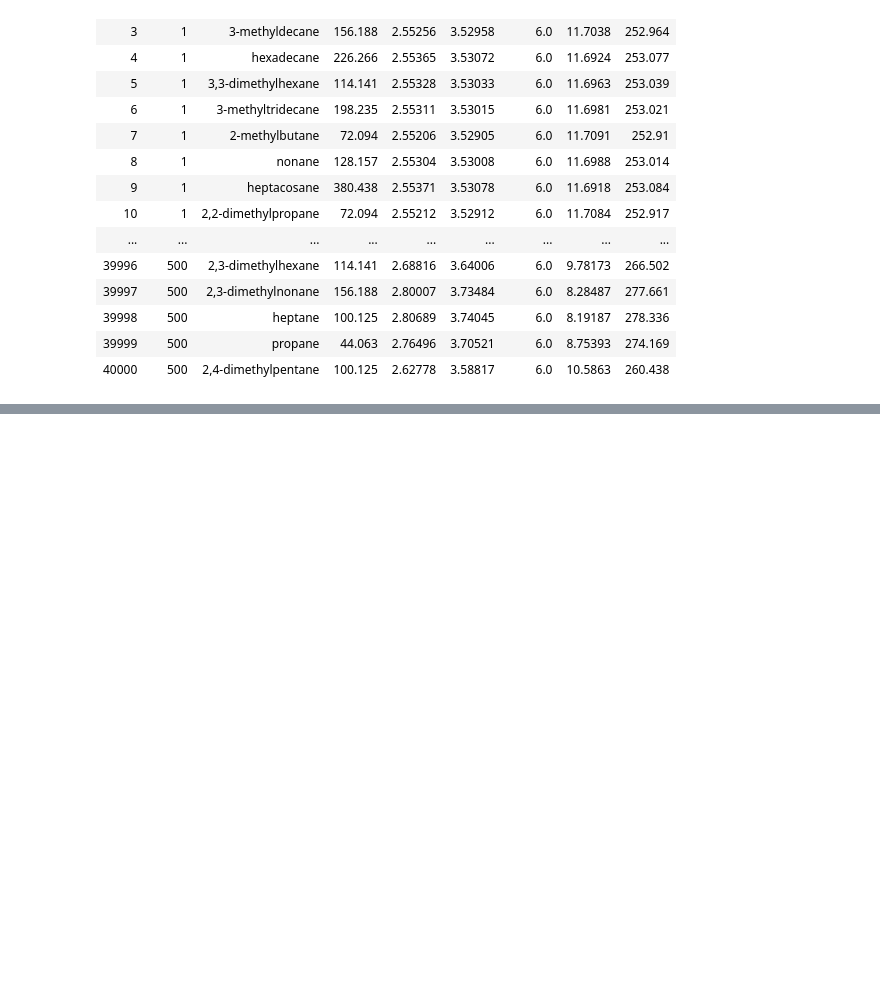
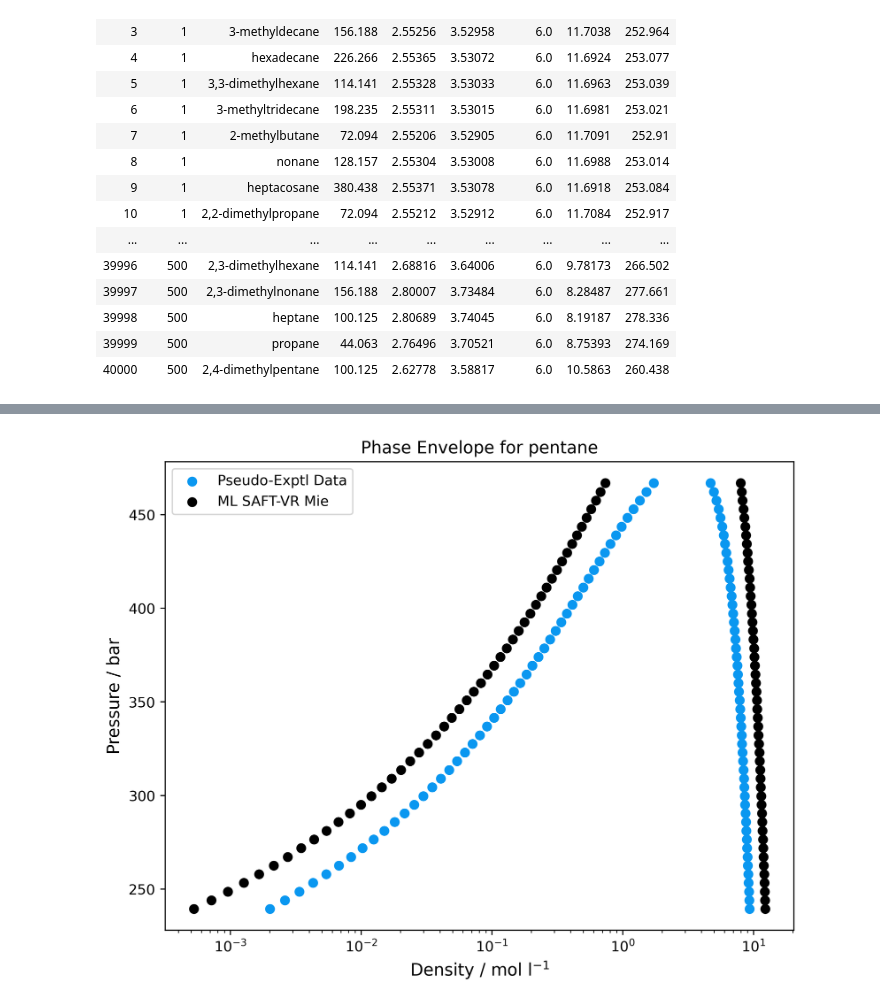
Before and after one commit to lucpaoli/SAFT_ML, a Jupyter notebook: special_thingy_params/alkane_param_analysis.ipynb, the cells around one changed output, grey strips where cells are left out. Drawn from its saved outputs; the diff is of its cells as text; code cells hidden in the pictures; blank space fills up the shorter version.

```diff
--- a/special_thingy_params/alkane_param_analysis.ipynb
+++ b/special_thingy_params/alkane_param_analysis.ipynb
@@ -106,0 +132,51 @@ plt.xlim([0,200]) ;
+# %%
+# Plot source pcp saft phase envelope (over given temperature range)
+
+test_species = string("pentane")
+
+pcp_model = PPCSAFT([test_species])
+Tc, pc, Vc = crit_pure(pcp_model)
+T_range = range(0.5 * Tc, 0.975 * Tc, 50)
+v_liq_range_pcp = []
+v_vap_range_pcp = []
+v_liq_range_vrmie = []
+v_vap_range_vrmie = []
+
+for T in T_range
+    (p_sat, v_liq_sat, v_vap_sat) = saturation_pressure(pcp_model, T)
+    push!(v_liq_range_pcp, v_liq_sat)
+    push!(v_vap_range_pcp, v_vap_sat)
+end
+
+processed_data_test_species = filter(row -> isequal(row.species, lowercase(test_species)), processed_data)
+
+Mw_test_species = processed_data_test_species[1,:Mw]
+m_test_species = processed_data_test_species[1,:m][end]
+σ_test_species = processed_data_test_species[1,:σ][end]
+λ_a_test_species = processed_data_test_species[1,:λ_a][end]
+λ_r_test_species = processed_data_test_species[1,:λ_r][end]
+ϵ_test_species = processed_data_test_species[1,:ϵ][end]
+
+vrmie_model = make_model(Mw_test_species, m_test_species, σ_test_species, λ_a_test_species, λ_r_test_species, ϵ_test_species)
+
+for T in T_range
+    (p_sat, v_liq_sat, v_vap_sat) = saturation_pressure(vrmie_model, T)
+    push!(v_liq_range_vrmie, v_liq_sat)
+    push!(v_vap_range_vrmie, v_vap_sat)
+end
+
+
+plt.figure(figsize=(8, 6), dpi=400)
+plt.scatter(1e-3 ./v_liq_range_pcp, T_range,color="#0a97f0")
+plt.scatter(1e-3 ./v_liq_range_vrmie, T_range,color="k")
+
+plt.xscale("log")
+plt.title("Phase Envelope for " * test_species)
+plt.xlabel("Density / mol l\$^{-1}\$",fontsize=12)
+plt.ylabel("Pressure / bar",fontsize=12)
+plt.legend(["Pseudo-Exptl Data","ML SAFT-VR Mie"])
+
+plt.scatter(1e-3 ./v_vap_range_pcp, T_range,color="#0a97f0")
+plt.scatter(1e-3 ./v_vap_range_vrmie, T_range,color="k") ;
+# %% [output]
+[figure, added]
```
Also changed, not shown: parts of 2 cells of this notebook.
